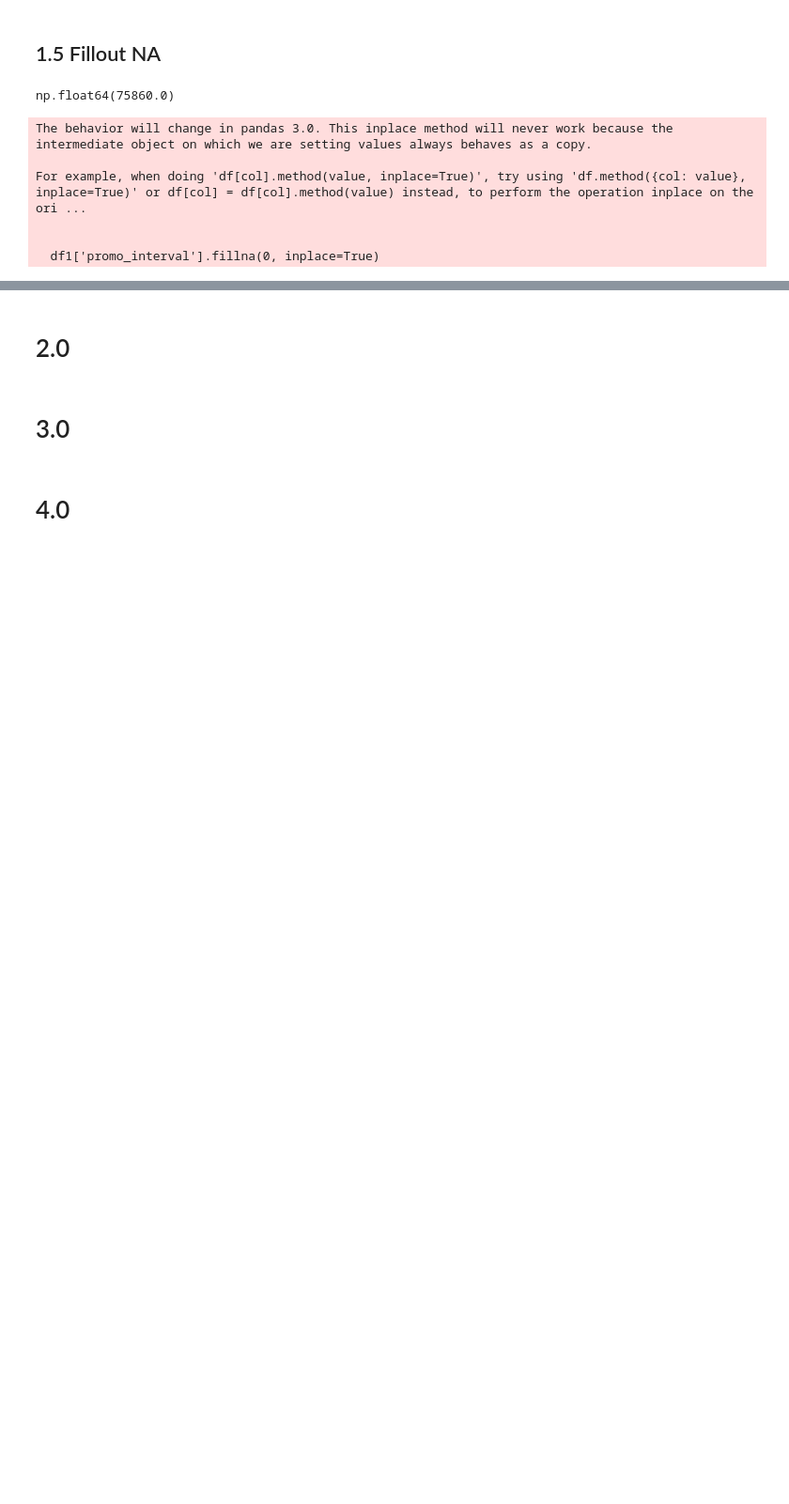
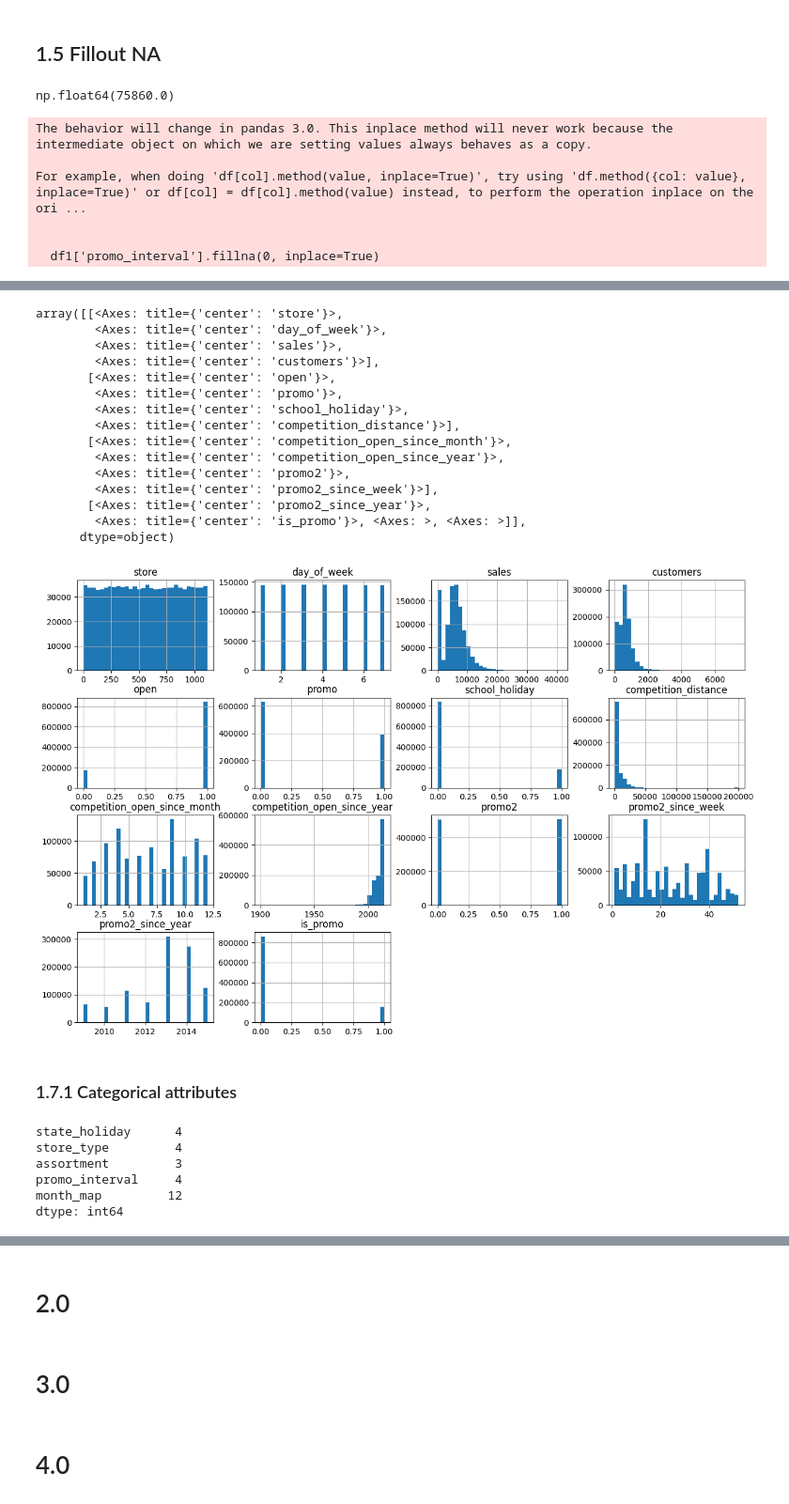
Before and after one commit to juanzimmer/ds_prod_resumo, a Jupyter notebook: notebook.ipynb, the cells around one changed output, grey strips where cells are left out. Shown at 94% size. Saved outputs shown, nothing was run; the diff lists cells and outputs as text; code cells hidden in the pictures; blank space fills up the shorter version.

```diff
--- a/notebook.ipynb
+++ b/notebook.ipynb
@@ -244,0 +230,6 @@ dtype: int64
+# %%
+df1['competition_open_since_month'] = df1['competition_open_since_month'].astype(int)
+df1['competition_open_since_year'] = df1['competition_open_since_year'].astype(int)
+
+df1['promo2_since_week'] = df1['promo2_since_week'].astype(int)
+df1['promo2_since_year'] = df1['promo2_since_year'].astype(int)
@@ -244,0 +238,4 @@ dtype: int64
+# %%
+num_atributes = df1.select_dtypes(include=['int64', 'float64'])
+
+cat_atributes = df1.select_dtypes(exclude=['int64', 'float64', 'datetime64[ns]'])
@@ -244,0 +282,30 @@ dtype: int64
+# %%
+num_atributes.hist(bins=30, figsize=(15, 10))
+# %% [output]
+array([[<Axes: title={'center': 'store'}>,
+        <Axes: title={'center': 'day_of_week'}>,
+        <Axes: title={'center': 'sales'}>,
+        <Axes: title={'center': 'customers'}>],
+       [<Axes: title={'center': 'open'}>,
+        <Axes: title={'center': 'promo'}>,
+        <Axes: title={'center': 'school_holiday'}>,
+        <Axes: title={'center': 'competition_distance'}>],
+       [<Axes: title={'center': 'competition_open_since_month'}>,
+        <Axes: title={'center': 'competition_open_since_year'}>,
+        <Axes: title={'center': 'promo2'}>,
+        <Axes: title={'center': 'promo2_since_week'}>],
+       [<Axes: title={'center': 'promo2_since_year'}>,
+        <Axes: title={'center': 'is_promo'}>, <Axes: >, <Axes: >]],
+      dtype=object)
+[figure, added]
+# %% [markdown]
+### 1.7.1 Categorical attributes
+# %%
+cat_atributes.apply(lambda x: x.unique().shape[0])
+# %% [output]
+state_holiday      4
+store_type         4
+assortment         3
+promo_interval     4
+month_map         12
+dtype: int64
```
Also changed, not shown: parts of 7 cells of this notebook.
